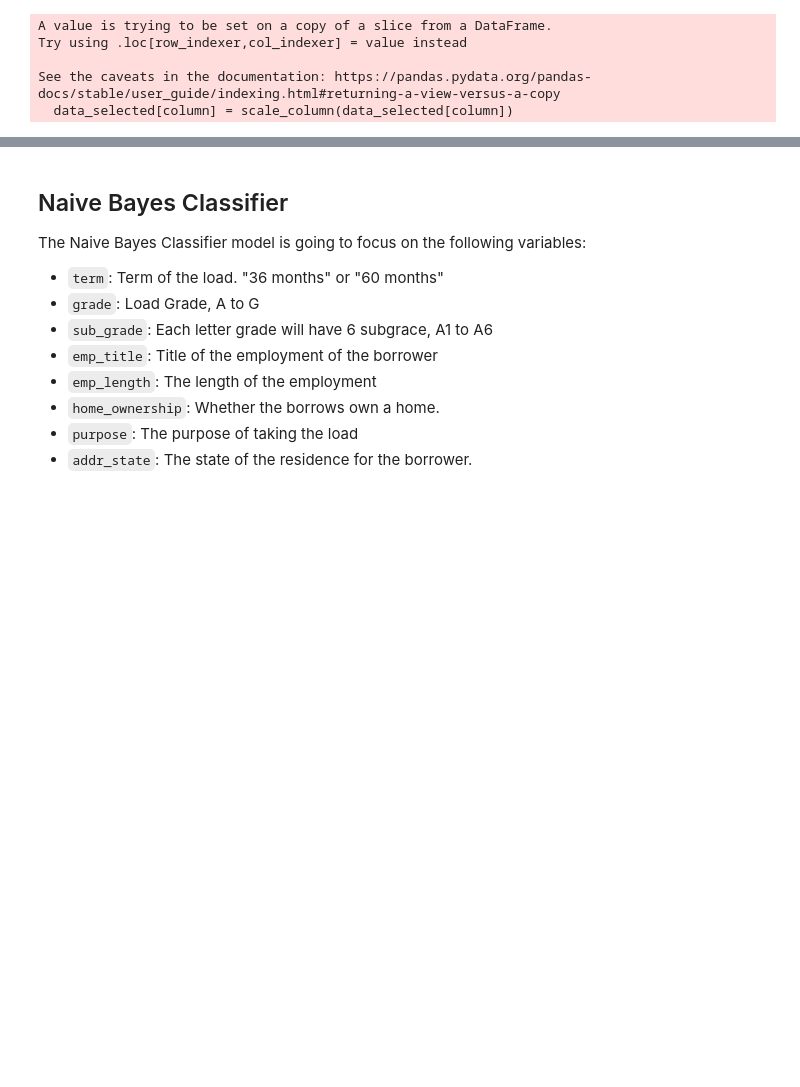
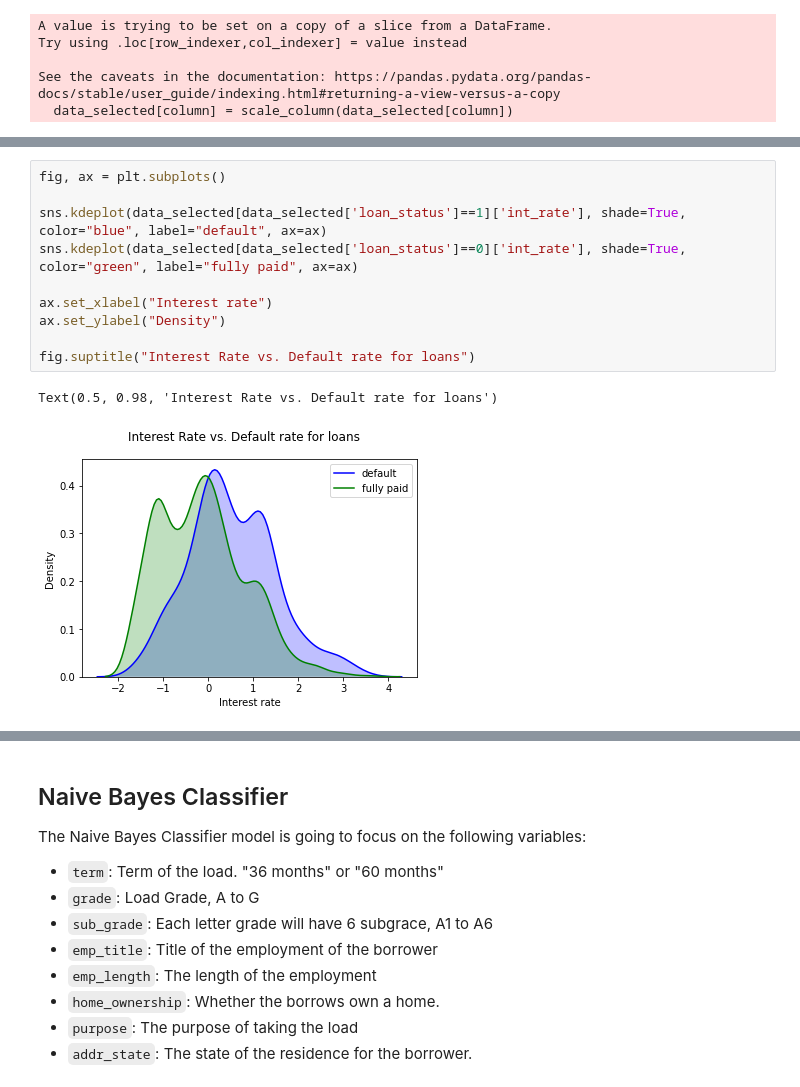
Before and after one commit to taylorrohrich/ml_final_project, a Jupyter notebook: ML_Final_Project.ipynb, the cells around one changed output, grey strips where cells are left out. Drawn from its saved outputs; the diff is of its cells as text; blank space fills up the shorter version.

```diff
--- a/ML_Final_Project.ipynb
+++ b/ML_Final_Project.ipynb
@@ -129,0 +154,13 @@ data_selected.head()
+# %%
+fig, ax = plt.subplots()
+
+sns.kdeplot(data_selected[data_selected['loan_status']==1]['int_rate'], shade=True, color="blue", label="default", ax=ax)
+sns.kdeplot(data_selected[data_selected['loan_status']==0]['int_rate'], shade=True, color="green", label="fully paid", ax=ax)
+
+ax.set_xlabel("Interest rate")
+ax.set_ylabel("Density")
+
+fig.suptitle("Interest Rate vs. Default rate for loans")
+# %% [output]
+Text(0.5, 0.98, 'Interest Rate vs. Default rate for loans')
+[figure, added]
```
Also changed, not shown: parts of 23 cells of this notebook.
